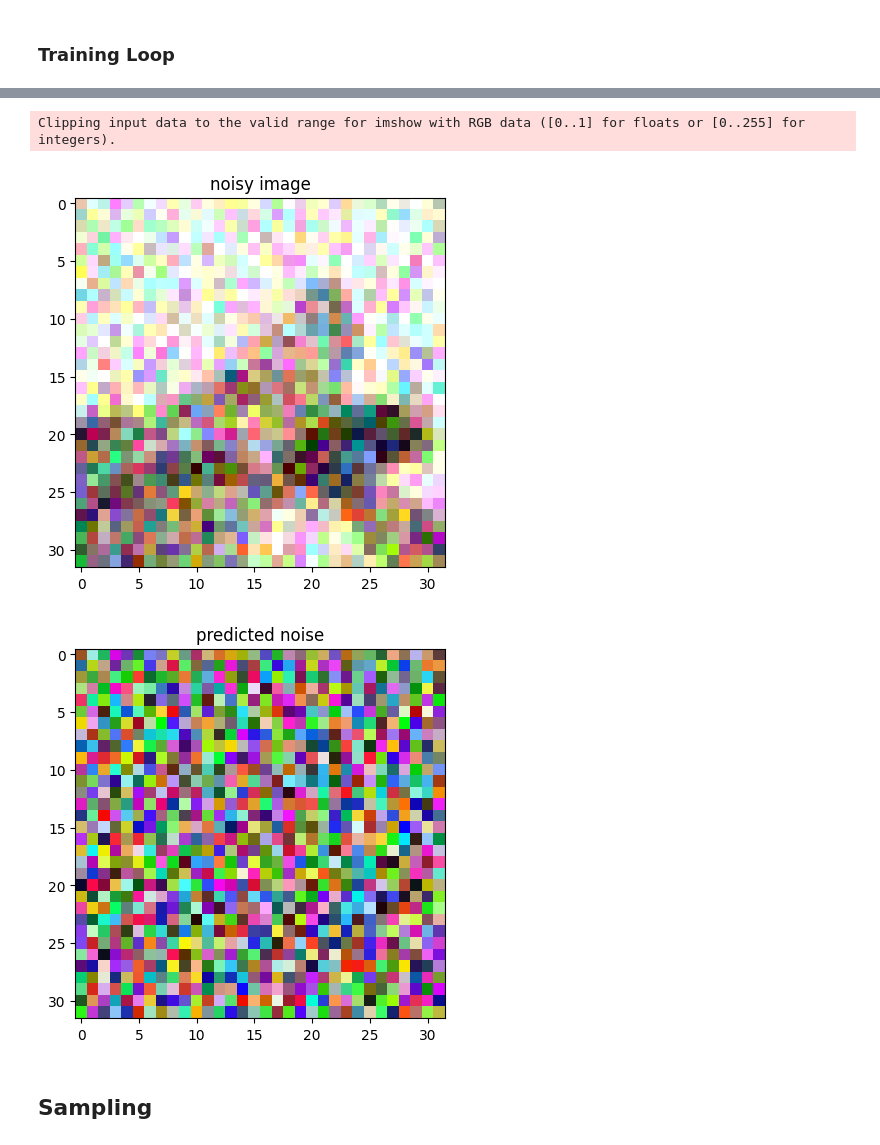
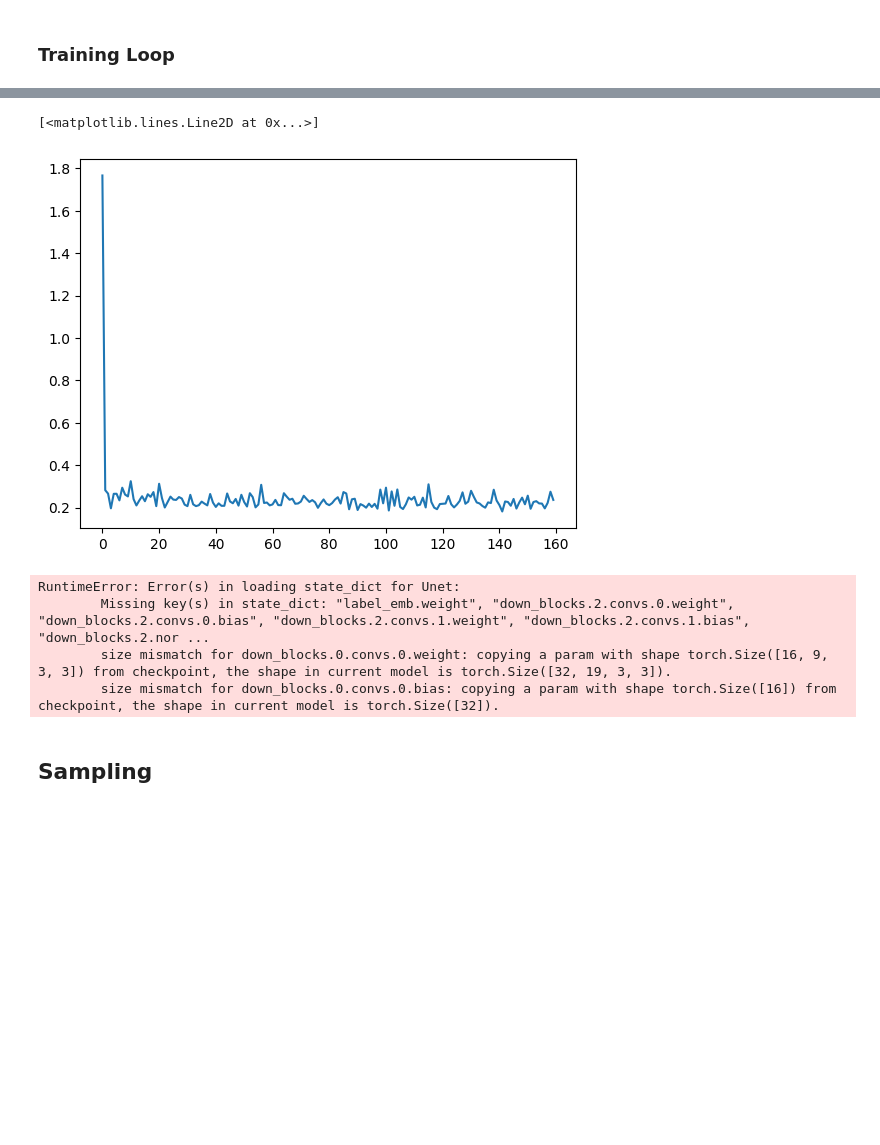
Before and after one commit to Nasotro/Diffusion-Implementation, a Jupyter notebook: v2.ipynb, the cells around one changed output, grey strips where cells are left out. Cells and saved outputs as stored; diff of their text form; code cells hidden in the pictures; blank space fills up the shorter version.

```diff
--- a/v2.ipynb
+++ b/v2.ipynb
@@ -188,8 +192,8 @@ def eval_model(model:nn.Module, criterion, device):
     model.eval()
     with torch.no_grad():
         for i, (noisy_imgs, noises, time_steps, labels) in enumerate(test_loader):
-            noisy_imgs, noises, time_steps = noisy_imgs.to(device), noises.to(device), time_steps.to(device)
-            outputs = model(noisy_imgs, time_steps)
+            noisy_imgs, noises, time_steps, labels = noisy_imgs.to(device), noises.to(device), time_steps.to(device), labels.to(device)
+            outputs = model(noisy_imgs, time_steps, labels)
             loss = criterion(outputs, noises)
             # print(f"Batch {i}, Loss: {loss.item()}")
             return loss.item()
@@ -197,20 +201,20 @@ def eval_model(model:nn.Module, criterion, device):
 ### Training Loop
 # %%
 # hyperparameters
-n_epochs = 10
+n_epochs = 5
 batch_size = 16
 lr = 1e-2
-max_time_steps = 100
+max_time_steps = 1000
 eval_every = 100
 
 # model creation
-net = Unet(16, 2, 8, initial_channels=3)
+net = Unet(32, depth=3, time_embed_dim=8, label_emb_dim=8, num_label=10, initial_channels=3, conv_layers=2)
 net.apply(init_weights)
 
 # loss and optimizer
 criterion = nn.MSELoss()
-optimizer = torch.optim.Adam(net.parameters(), lr=lr)
-scheduler = torch.optim.lr_scheduler.StepLR(optimizer, step_size=1e10, gamma=0.1)
+optimizer = torch.optim.AdamW(net.parameters(), lr=lr)
+scheduler = torch.optim.lr_scheduler.StepLR(optimizer, step_size=1,  gamma=0.316)
 # scheduler = torch.optim.lr_scheduler.CosineAnnealingLR(optimizer, n_epochs * len(train_loader), eta_min=1e-4)
 # scheduler = torch.optim.lr_scheduler.ReduceLROnPlateau(optimizer, 'min', factor=0.5, patience=50, min_lr=1e-4)
 
@@ -238,7 +242,7 @@ for epoch in range(n_epochs):
 
         optimizer.zero_grad()
 
-        predicted_noise = net(noisy_imgs, time_steps)
+        predicted_noise = net(noisy_imgs, time_steps, labels)
         loss = criterion(predicted_noise, noises)
 
         loss.backward()
@@ -247,7 +251,7 @@ for epoch in range(n_epochs):
         if loss.item() < best_loss:
             best_loss = loss.item()
             best_loss_i = epoch * len(train_loader) + i
-            torch.save(net.state_dict(), 'best_model.pth')
+            torch.save(net.state_dict(), 'best_model_CIFAR.pth')
         train_losses.append(loss.item())
 
         # if epoch * len(train_loader) + i - best_loss_i > 1000:
@@ -258,8 +262,8 @@ for epoch in range(n_epochs):
             val_loss = eval_model(net, criterion, device)
             val_losses.append(val_loss)
             # scheduler.step(val_loss)
-            # print(f'Epoch [{epoch+1}/{n_epochs}], step({i}/{len(train_loader)}), Loss: {loss.item():.4f}, Val Loss: {val_loss:.4f}, lr: {scheduler.get_last_lr()[0]}')
-            print(f'Epoch [{epoch+1}/{n_epochs}], step({i}/{len(train_loader)}), Loss: {loss.item():.4f}, Val Loss: {val_loss:.4f}')
+            print(f'Epoch [{epoch+1}/{n_epochs}], step({i}/{len(train_loader)}), Loss: {loss.item():.4f}, Val Loss: {val_loss:.4f}, lr: {scheduler.get_last_lr()[0]}')
+            # print(f'Epoch [{epoch+1}/{n_epochs}], step({i}/{len(train_loader)}), Loss: {loss.item():.4f}, Val Loss: {val_loss:.4f}')
 
 
 
@@ -267,7 +271,7 @@ for epoch in range(n_epochs):
         # show_image(predicted_noise[0], title="predicted noise")
 
         # break
-    if epoch == 0:
+    if epoch < 5:
         scheduler.step()
     # break
 
@@ -293,14 +297,12 @@ Epoch [1/10], step(2700/3125), Loss: 0.2195, Val Loss: 0.2015
+[<matplotlib.lines.Line2D at 0x...>]
+[figure, added]
-# %%
-noisy_imgs, noises, time_steps, labels = next(iter(train_loader))
-noisy_imgs, noises, time_steps, labels = noisy_imgs.to(device), noises.to(device), time_steps.to(device), labels.to(device)
-epsilon = net(noisy_imgs, time_steps)
-
-show_image(noisy_imgs[0], 'noisy image')
-show_image(epsilon[0], 'predicted noise')
-# %% [output]
-Clipping input data to the valid range for imshow with RGB data ([0..1] for floats or [0..255] for integers).
-[figure, removed]
-[figure, removed]
+# %%
+net.load_state_dict(torch.load('best_model_CIFAR.pth'))
+# %% [output]
+RuntimeError: Error(s) in loading state_dict for Unet:
+        Missing key(s) in state_dict: "label_emb.weight", "down_blocks.2.convs.0.weight", "down_blocks.2.convs.0.bias", "down_blocks.2.convs.1.weight", "down_blocks.2.convs.1.bias", "down_blocks.2.nor ...
+        size mismatch for down_blocks.0.convs.0.weight: copying a param with shape torch.Size([16, 9, 3, 3]) from checkpoint, the shape in current model is torch.Size([32, 19, 3, 3]).
+        size mismatch for down_blocks.0.convs.0.bias: copying a param with shape torch.Size([16]) from checkpoint, the shape in current model is torch.Size([32]).
 # %% [markdown]
 ## Sampling
 # %%
```
Also changed, not shown: parts of 6 cells of this notebook, 4 other files.
